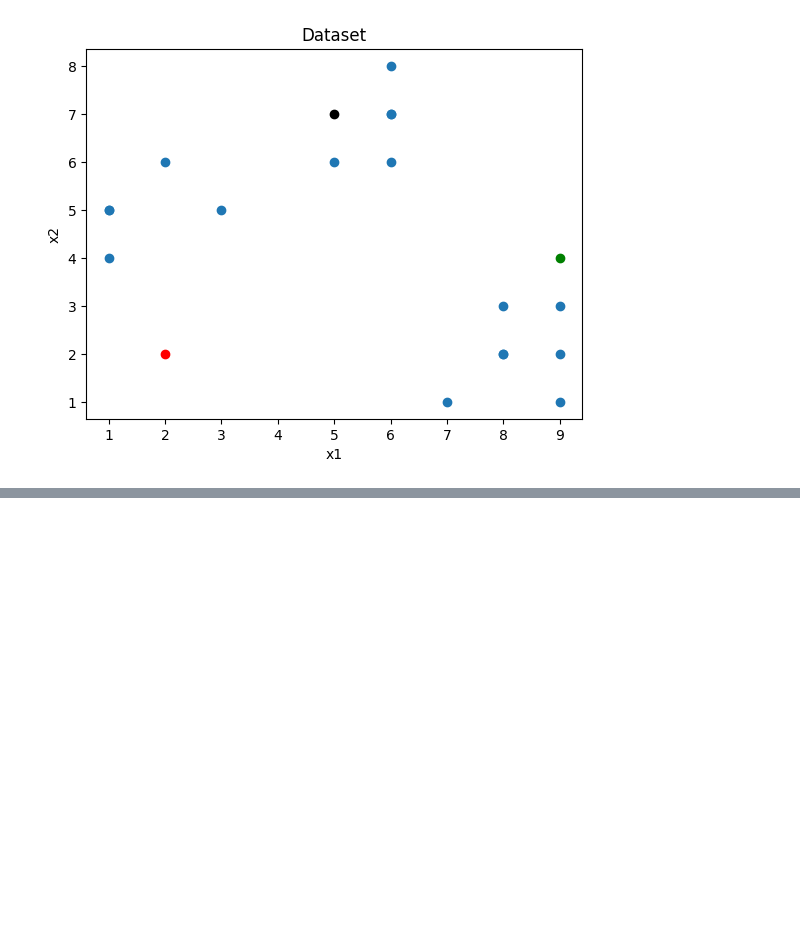
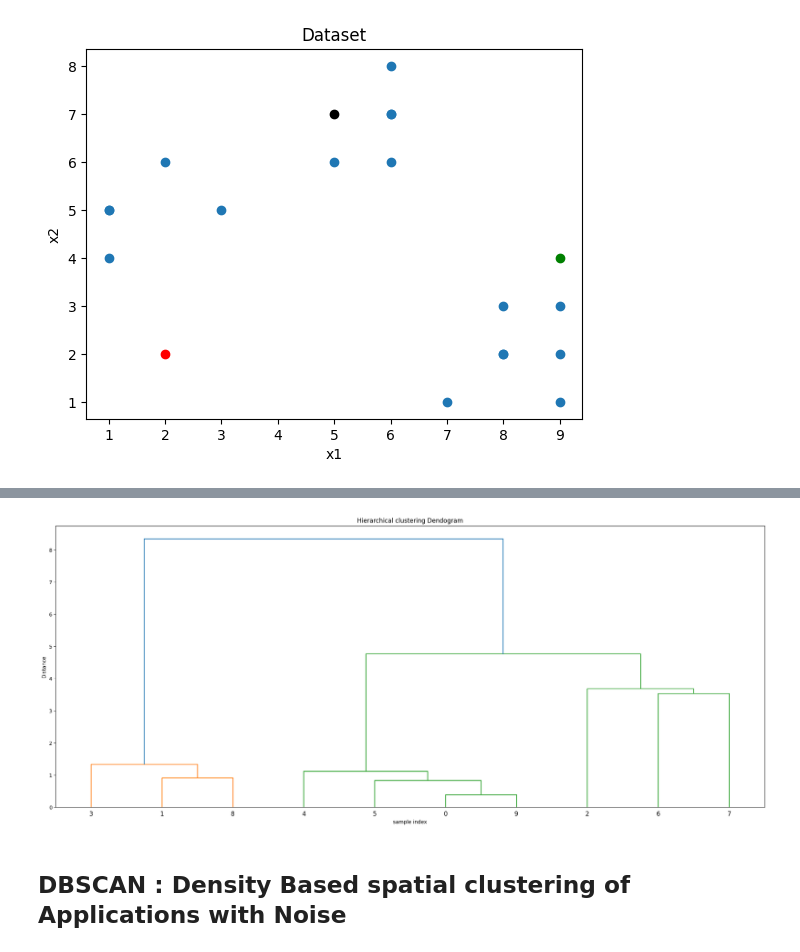
Before and after one commit to satputeamol/Machine-learning, a Jupyter notebook: Clustering.ipynb, the cells around one changed output, grey strips where cells are left out. Cells and saved outputs as stored; diff of their text form; code cells hidden in the pictures; blank space fills up the shorter version.

```diff
--- a/Clustering.ipynb
+++ b/Clustering.ipynb
@@ -143,0 +187,12 @@ plt.show()
+# %%
+Z = linkage(X)
+fig = plt.figure(figsize=(25, 10))
+dn = dendrogram(Z)
+plt.xlabel("sample index")
+plt.ylabel("Distance")
+plt.title("Hierarchical clustering Dendogram")
+plt.show()
+# %% [output]
+[figure, added]
+# %% [markdown]
+## DBSCAN : Density Based spatial clustering of Applications with Noise
```
Also changed, not shown: parts of 23 cells of this notebook.
